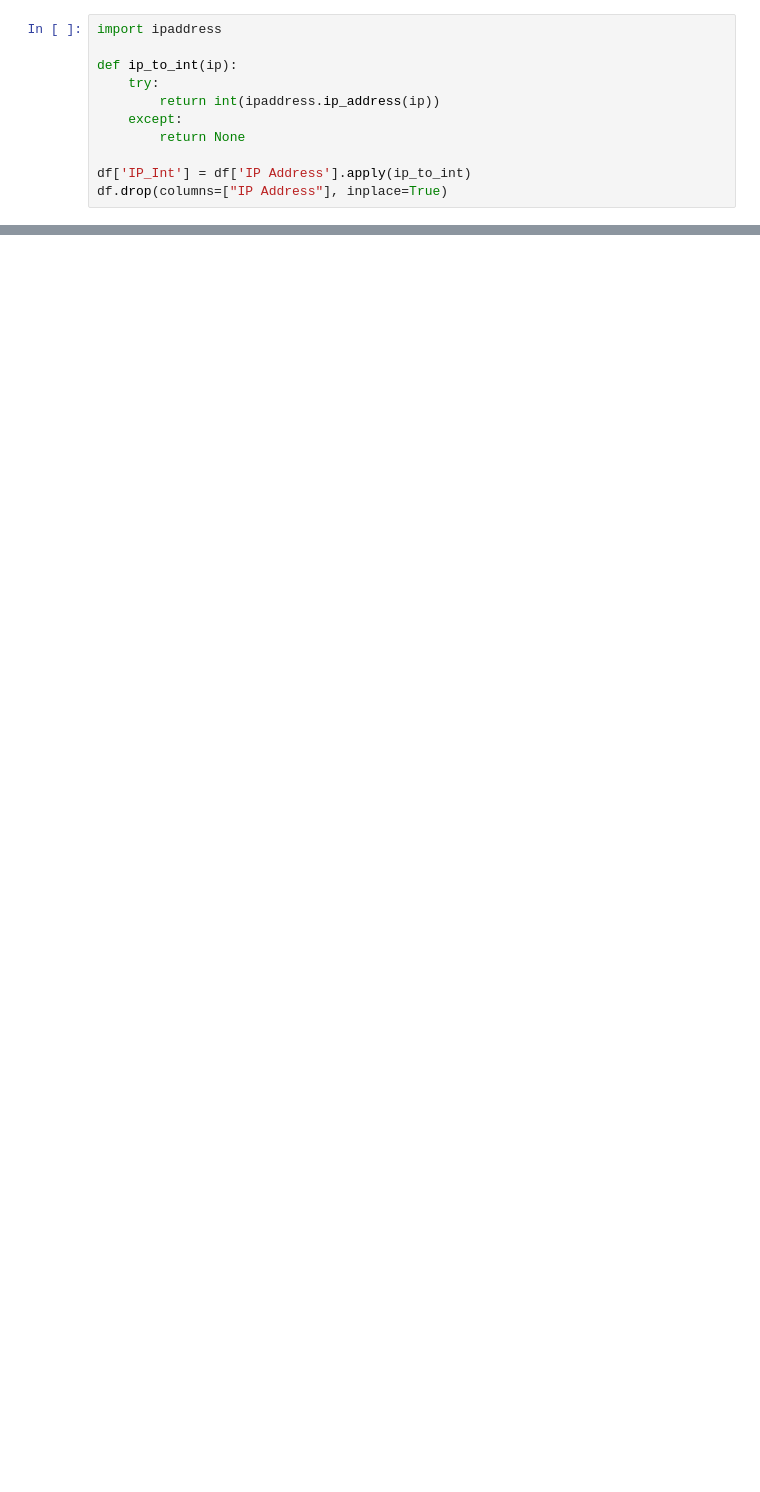
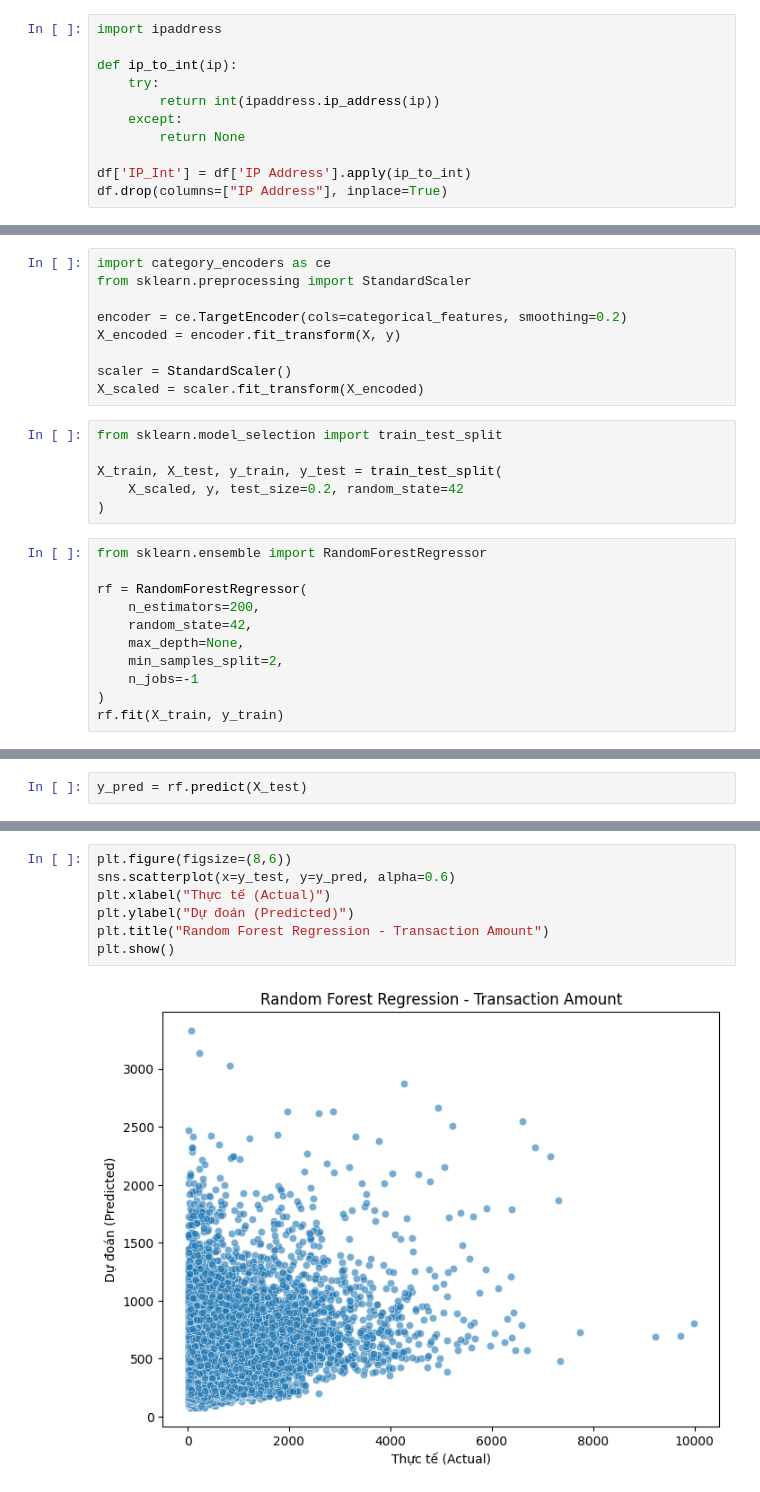
Before and after one commit to pentakll4002/IS403_Q13, a Jupyter notebook: regression.ipynb, the cells around one changed output, grey strips where cells are left out. Cells and saved outputs as stored; diff of their text form; blank space fills up the shorter version.

```diff
--- a/regression.ipynb
+++ b/regression.ipynb
@@ -191,0 +209,26 @@ X_reduced = pipeline.fit_transform(X, y)
+# %%
+import category_encoders as ce
+from sklearn.preprocessing import StandardScaler
+
+encoder = ce.TargetEncoder(cols=categorical_features, smoothing=0.2)
+X_encoded = encoder.fit_transform(X, y)
+
+scaler = StandardScaler()
+X_scaled = scaler.fit_transform(X_encoded)
+# %%
+from sklearn.model_selection import train_test_split
+
+X_train, X_test, y_train, y_test = train_test_split(
+    X_scaled, y, test_size=0.2, random_state=42
+)
+# %%
+from sklearn.ensemble import RandomForestRegressor
+
+rf = RandomForestRegressor(
+    n_estimators=200,
+    random_state=42,
+    max_depth=None,
+    min_samples_split=2,
+    n_jobs=-1
+)
+rf.fit(X_train, y_train)
@@ -191,0 +237,2 @@ X_reduced = pipeline.fit_transform(X, y)
+# %%
+y_pred = rf.predict(X_test)
@@ -191,0 +256,9 @@ X_reduced = pipeline.fit_transform(X, y)
+# %%
+plt.figure(figsize=(8,6))
+sns.scatterplot(x=y_test, y=y_pred, alpha=0.6)
+plt.xlabel("Thực tế (Actual)")
+plt.ylabel("Dự đoán (Predicted)")
+plt.title("Random Forest Regression - Transaction Amount")
+plt.show()
+# %% [output]
+[figure, added]
```
Also changed, not shown: parts of 9 cells of this notebook.
